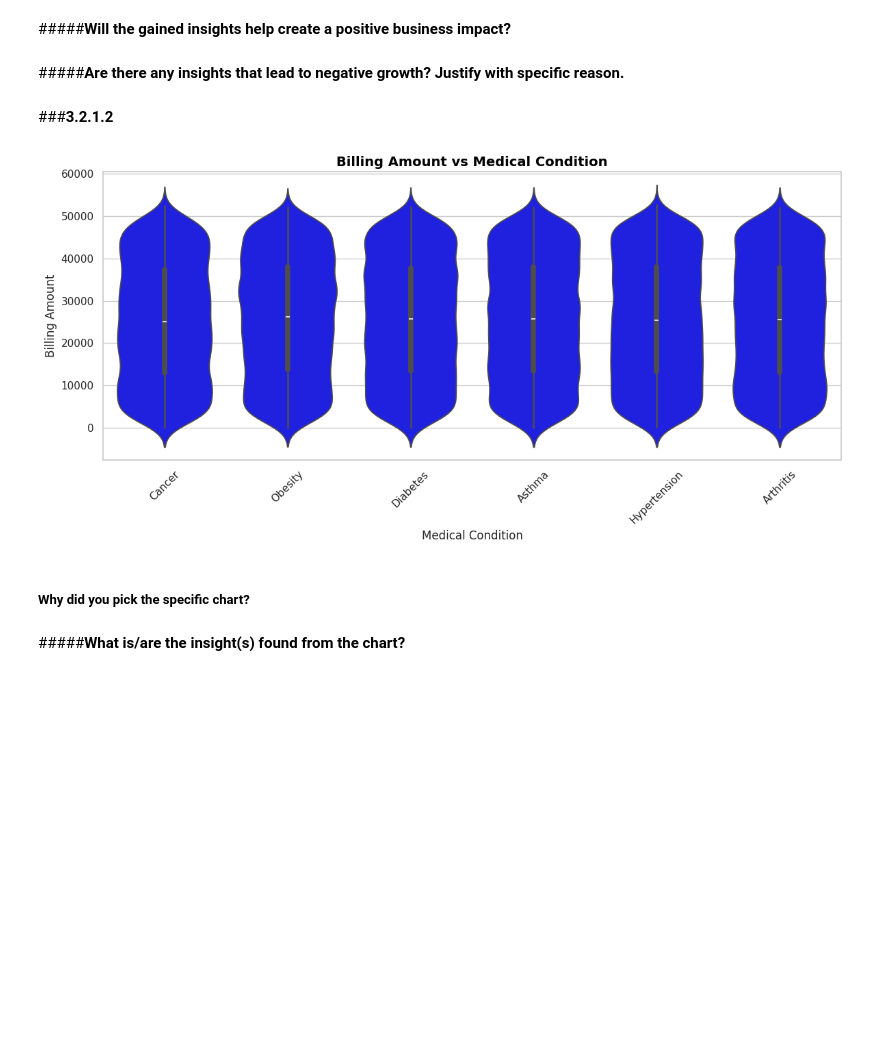
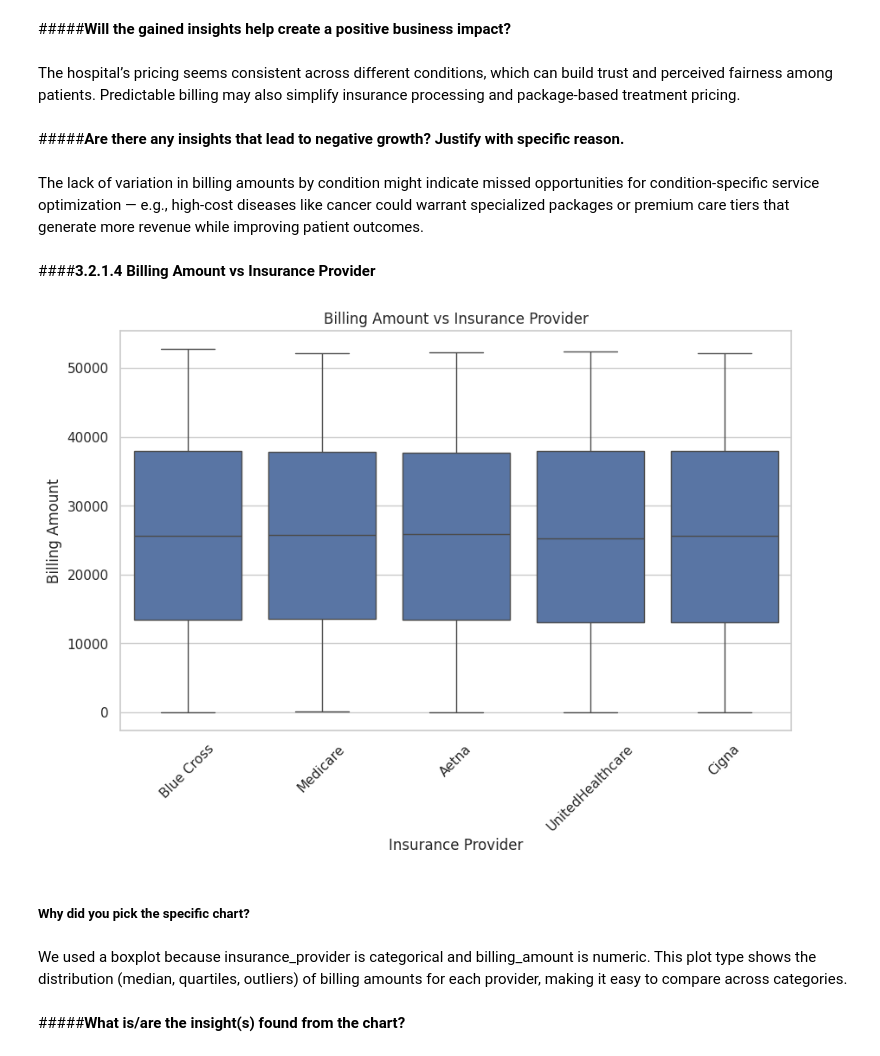
Before and after one commit to Sagarjain93/Healthcare, a Jupyter notebook: Healthcare.ipynb, the cells around one changed output. Saved outputs shown, nothing was run; the diff lists cells and outputs as text; code cells hidden in the pictures; blank space fills up the shorter version.

Commit message:
Complete Numerical vs Categorical Bi-variate Analysis

```diff
--- a/Healthcare.ipynb
+++ b/Healthcare.ipynb
@@ -1590,24 +1522,27 @@ Not directly, but:
 # %% [markdown]
 #####**Will the gained insights help create a positive business impact?**
+# %% [markdown]
+The hospital’s pricing seems consistent across different conditions, which can build trust and perceived fairness among patients. Predictable billing may also simplify insurance processing and package-based treatment pricing.
 # %% [markdown]
 #####**Are there any insights that lead to negative growth? Justify with specific reason.**
+# %% [markdown]
+The lack of variation in billing amounts by condition might indicate missed opportunities for condition-specific service optimization — e.g., high-cost diseases like cancer could warrant specialized packages or premium care tiers that generate more revenue while improving patient outcomes.
 # %% [markdown]
-###**3.2.1.2**
+####**3.2.1.4 Billing Amount vs Insurance Provider**
 # %%
-#Chart No. 15
-plt.figure(figsize=(12, 6))
-
-sns.violinplot(data=df, x='medical_condition', y='billing_amount',color='blue')
-
-plt.title('Billing Amount vs Medical Condition', fontsize=14, fontweight='bold',color='black')
-plt.xlabel('Medical Condition', fontsize=12)
-plt.ylabel('Billing Amount', fontsize=12)
+#Chart No. 17
+plt.figure(figsize=(10,6))
+sns.boxplot(data=df, x='insurance_provider', y='billing_amount')
 plt.xticks(rotation=45)
-plt.tight_layout()
+plt.title('Billing Amount vs Insurance Provider')
+plt.ylabel('Billing Amount')
+plt.xlabel('Insurance Provider')
 plt.show()
 # %% [output]
-[figure, old version]
+[figure, new version]
 # %% [markdown]
 ##### **Why did you pick the specific chart?**
+# %% [markdown]
+We used a boxplot because insurance_provider is categorical and billing_amount is numeric. This plot type shows the distribution (median, quartiles, outliers) of billing amounts for each provider, making it easy to compare across categories.
 # %% [markdown]
 #####**What is/are the insight(s) found from the chart?**
```
Also changed, not shown: parts of 28 cells of this notebook.
